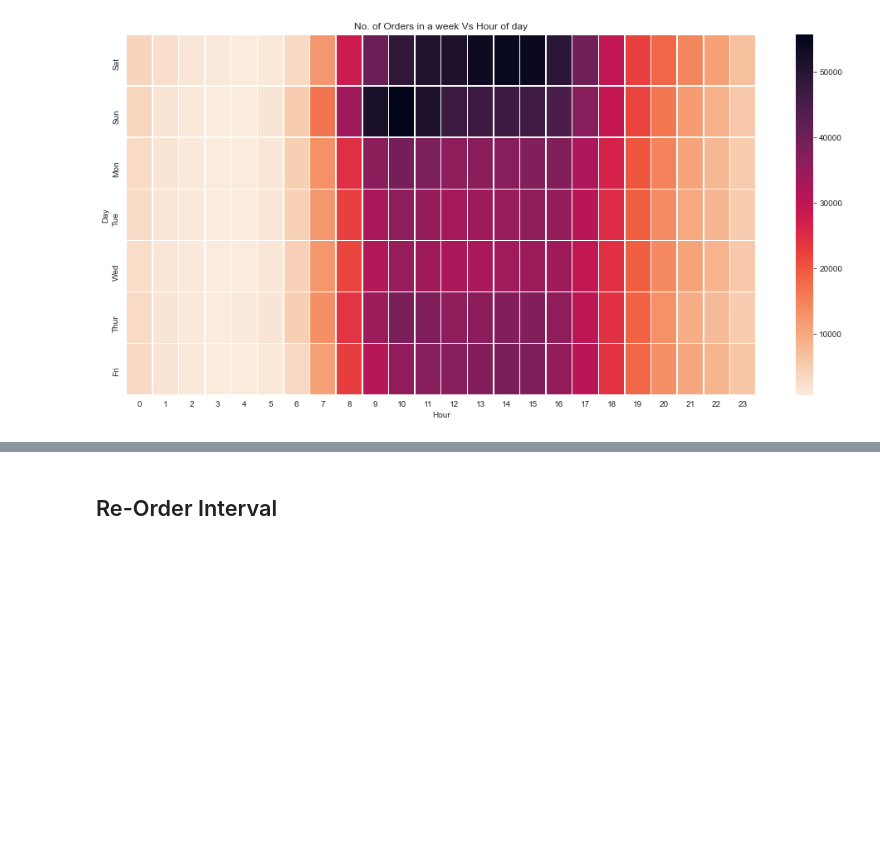
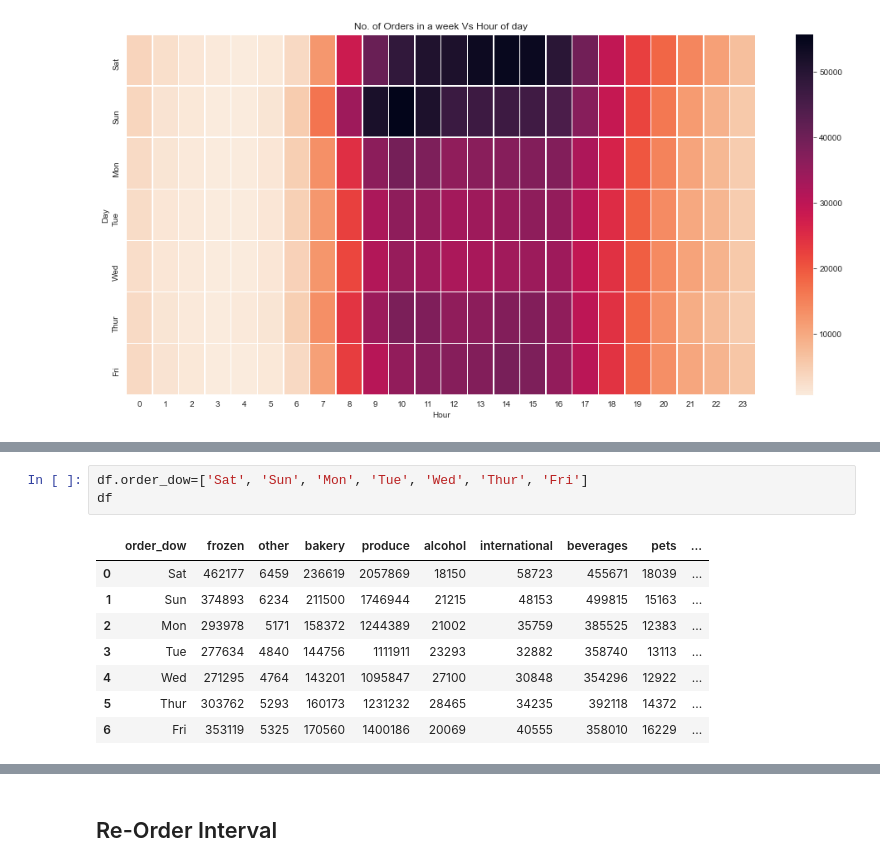
Before and after one commit to divmi/InstaCart, a Jupyter notebook: Exploratory_Data_Analysis.ipynb, the cells around one changed output, grey strips where cells are left out. Cells and saved outputs as stored; diff of their text form; blank space fills up the shorter version.

```diff
--- a/Exploratory_Data_Analysis.ipynb
+++ b/Exploratory_Data_Analysis.ipynb
@@ -162,0 +251,12 @@ plt.show()
+# %%
+df.order_dow=['Sat', 'Sun', 'Mon', 'Tue', 'Wed', 'Thur', 'Fri']
+df
+# %% [output]
+|  | order_dow | frozen | other | bakery | produce | alcohol | international | beverages | pets | ... |
+| 0 | Sat | 462177 | 6459 | 236619 | 2057869 | 18150 | 58723 | 455671 | 18039 | ... |
+| 1 | Sun | 374893 | 6234 | 211500 | 1746944 | 21215 | 48153 | 499815 | 15163 | ... |
+| 2 | Mon | 293978 | 5171 | 158372 | 1244389 | 21002 | 35759 | 385525 | 12383 | ... |
+| 3 | Tue | 277634 | 4840 | 144756 | 1111911 | 23293 | 32882 | 358740 | 13113 | ... |
+| 4 | Wed | 271295 | 4764 | 143201 | 1095847 | 27100 | 30848 | 354296 | 12922 | ... |
+| 5 | Thur | 303762 | 5293 | 160173 | 1231232 | 28465 | 34235 | 392118 | 14372 | ... |
+| 6 | Fri | 353119 | 5325 | 170560 | 1400186 | 20069 | 40555 | 358010 | 16229 | ... |
```
Also changed, not shown: parts of 10 cells of this notebook.
